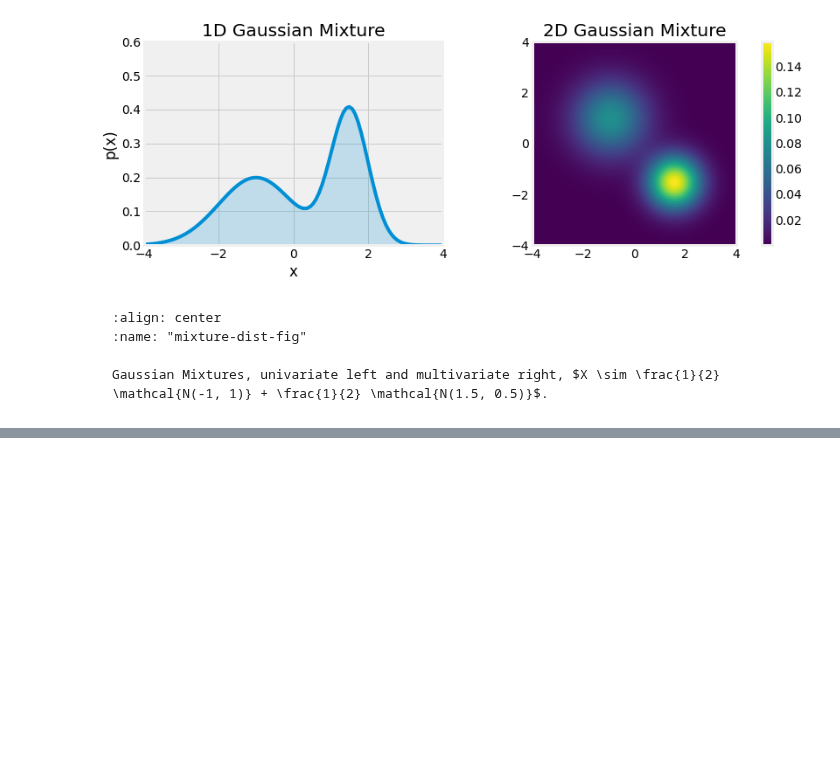
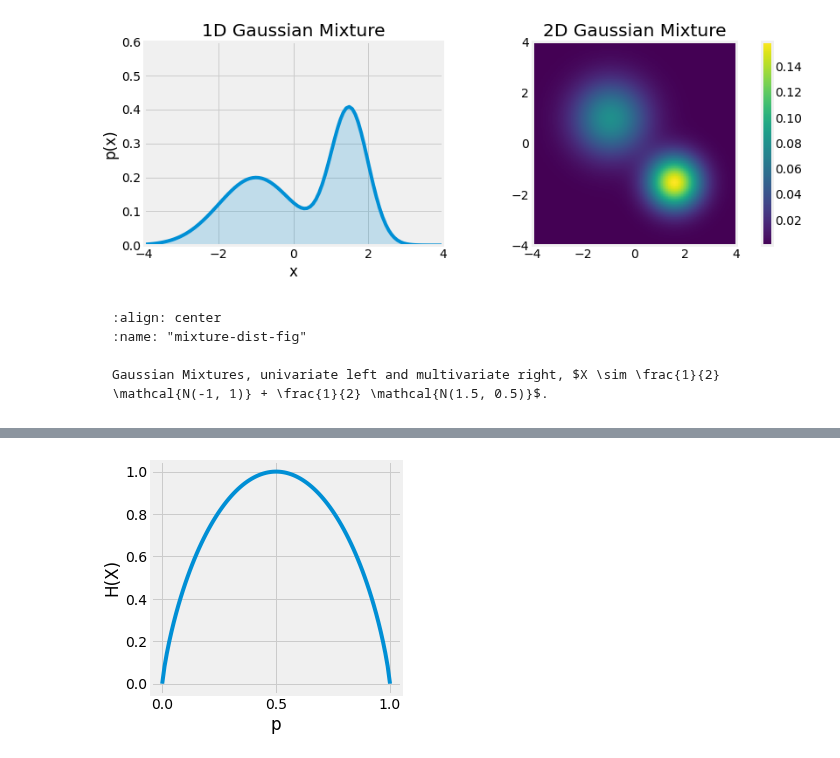
Before and after one commit to yliess86/DataDrivenScienceBook, a Jupyter notebook: _sources/2_applied_mathematics/2_probabilities_and_information_theory.ipynb, the cells around one changed output, grey strips where cells are left out. Saved outputs shown, nothing was run; the diff lists cells and outputs as text; code cells hidden in the pictures; blank space fills up the shorter version.

```diff
--- a/_sources/2_applied_mathematics/2_probabilities_and_information_theory.ipynb
+++ b/_sources/2_applied_mathematics/2_probabilities_and_information_theory.ipynb
@@ -1115,0 +1147,25 @@ Gaussian Mixtures, univariate left and multivariate right, $X \sim \frac{1}{2} \
+# %%
+import matplotlib.pyplot as plt
+import numpy as np
+plt.ion()
+plt.style.use("fivethirtyeight")
+np.random.seed(42)
+
+fig = plt.figure(figsize=(4, 4),  facecolor="white")
+ax = fig.add_subplot(1, 1, 1)
+
+P = np.linspace(1e-4, 1 - 1e-4, 100)
+H = -P * np.log2(P) - (1 - P) * np.log2(1 - P)
+
+P = np.concatenate([[0], P, [1]])
+H = np.concatenate([[0], H, [0]])
+
+ax.plot(P, H)
+ax.set_ylabel("H(X)")
+ax.set_xlabel("p")
+ax.set_xticks([0, 0.5, 1])
+
+fig.subplots_adjust(hspace=0.25, wspace=0.40)
+fig.canvas.draw()
+# %% [output]
+[figure, added]
```
Also changed, not shown: parts of 4 cells of this notebook, 4 other files.
